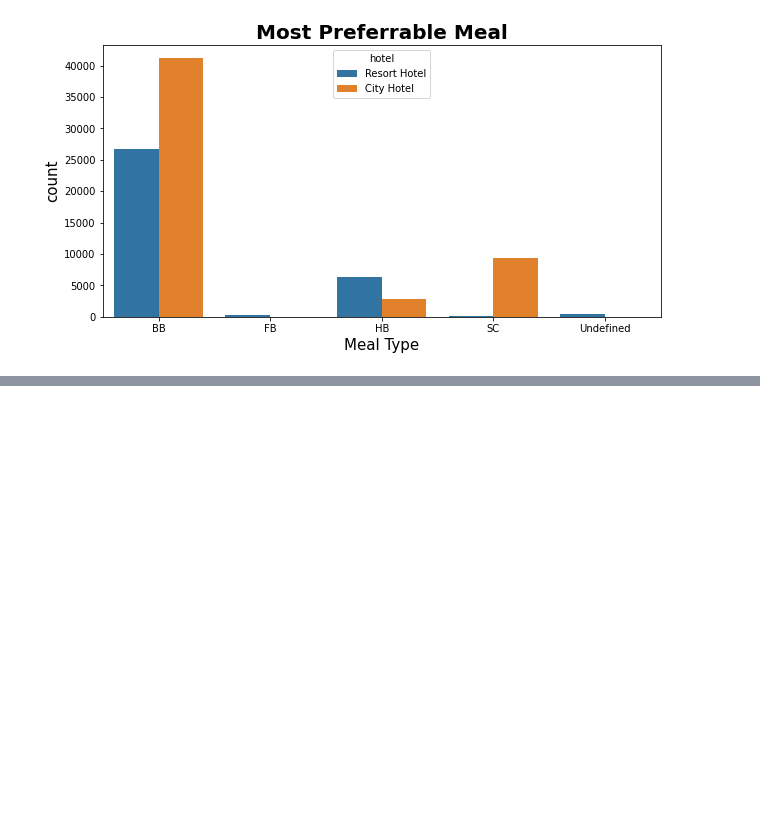
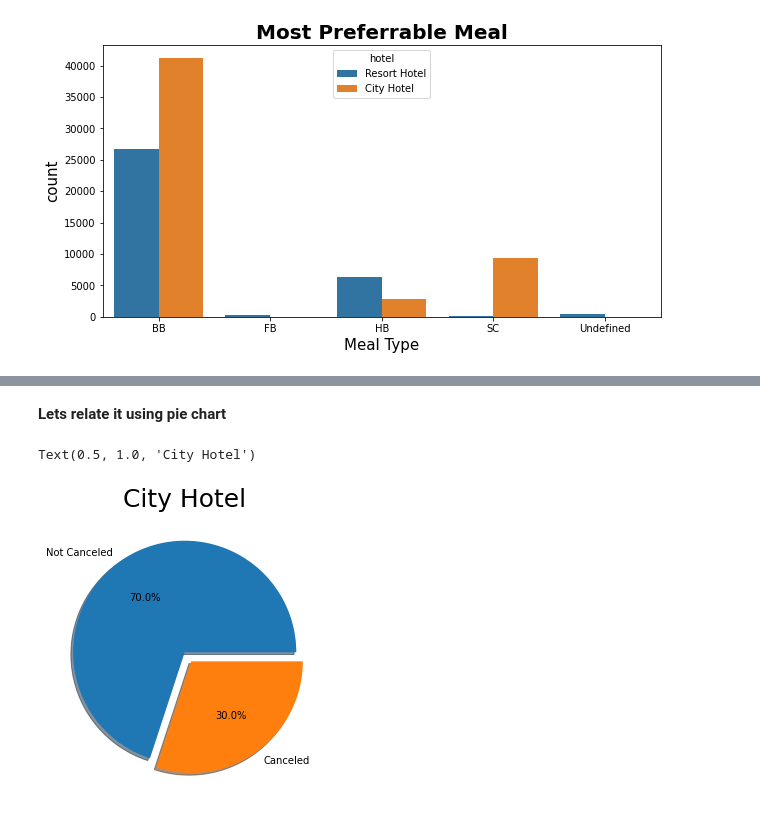
Before and after one commit to Kaushaljha488/Hotel-booking-Analysis, a Jupyter notebook: kaushal_Hotel_Booking_Analysis_Capstone_Project.ipynb, the cells around one changed output, grey strips where cells are left out. Drawn from its saved outputs; the diff is of its cells as text; code cells hidden in the pictures; blank space fills up the shorter version.

```diff
--- a/kaushal_Hotel_Booking_Analysis_Capstone_Project.ipynb
+++ b/kaushal_Hotel_Booking_Analysis_Capstone_Project.ipynb
@@ -407,0 +440,3 @@ Text(0.5, 1.0, 'Most Preferrable Meal')
+# %%
+#Lets check this first with City Hotel
+city_hotel_cancellation=df1[df1['hotel']=="City Hotel"]['is_canceled'].value_counts()
@@ -407,0 +449,10 @@ Text(0.5, 1.0, 'Most Preferrable Meal')
+# %% [markdown]
+**Lets relate it using pie chart**
+# %%
+plt.figure(figsize=(17,17))
+plt.subplot(1,3,2)
+plt.pie(city_hotel_cancellation,labels=["Not Canceled","Canceled"],explode=[0, 0.1],  autopct='%1.1f%%',shadow=True)
+plt.title("City Hotel", fontsize=25)
+# %% [output]
+Text(0.5, 1.0, 'City Hotel')
+[figure, added]
```
Also changed, not shown: parts of 20 cells of this notebook.
